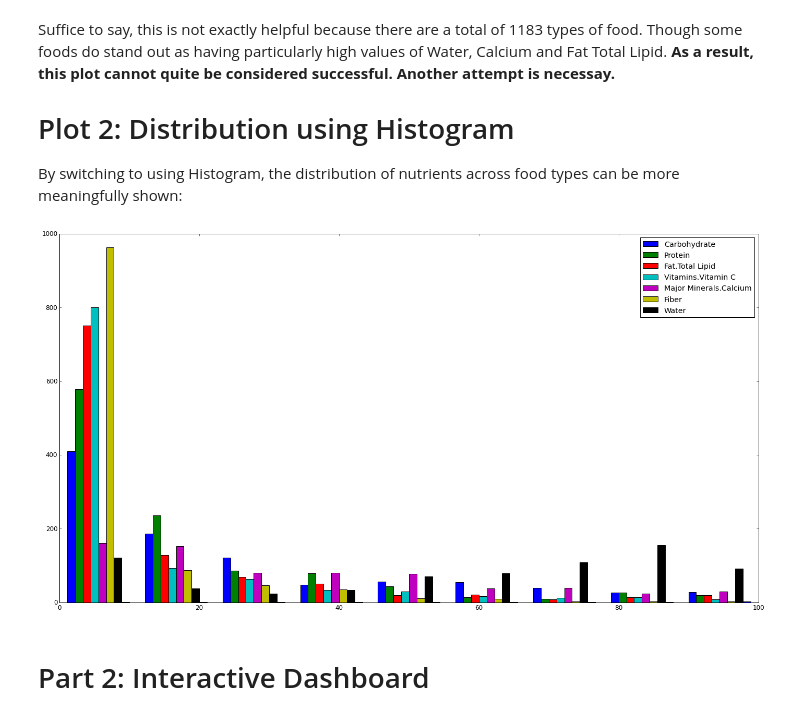
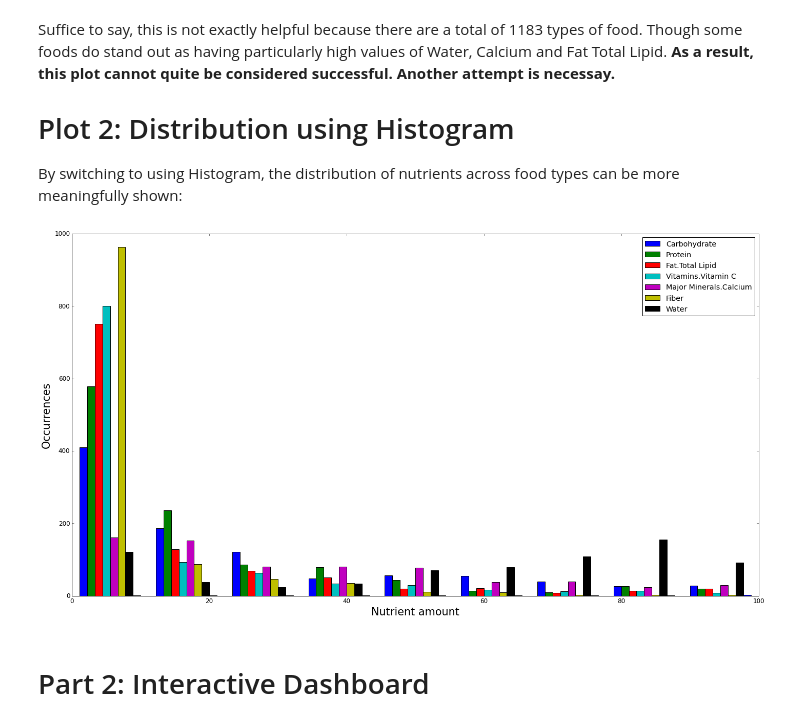
Before and after one commit to velwu/data_viz_USDA_food, a Jupyter notebook: wu-vel-final-report-cumulative.ipynb, the cells around one changed output. Drawn from its saved outputs; the diff is of its cells as text; code cells hidden in the pictures.

Commit message:
Add files via upload
Enhanced Part 1 Plot 1's line chart with random sampling and interactivity. Added labels to histograms all around.

```diff
--- a/wu-vel-final-report-cumulative.ipynb
+++ b/wu-vel-final-report-cumulative.ipynb
@@ -220,28 +247,30 @@ By switching to using Histogram, the distribution of nutrients across food types
 # %%
 plt.figure(figsize=(24,13))
 plt.style.use('classic')
 
 carbon = foodData_by_category['Carbohydrate']
 protein = foodData_by_category['Protein']
 fatTotalLipid = foodData_by_category['Fat.Total Lipid']
 vitaminC = foodData_by_category['Vitamins.Vitamin C']
 mineralCalcium = foodData_by_category['Major Minerals.Calcium']
 fiber = foodData_by_category['Fiber']
 water = foodData_by_category['Water']
 bins = np.linspace(0, 100, 10)
 
 plt.hist([carbon, protein, fatTotalLipid, vitaminC, mineralCalcium, fiber, water, bins], bins,
          label=['Carbohydrate',
                 'Protein',
                 'Fat.Total Lipid',
                 'Vitamins.Vitamin C',
                 'Major Minerals.Calcium',
                 'Fiber',
                 'Water'])
 plt.legend(loc='upper right')
+plt.xlabel("Nutrient amount", fontsize = "xx-large")
+plt.ylabel("Occurrences", fontsize = "xx-large")
 plt.show()
 # %% [output]
-[figure, old version]
+[figure, new version]
 # %% [markdown]
 # Part 2: Interactive Dashboard<a id="pt2"></a>
 # %% [markdown]
```
Also changed, not shown: parts of 10 cells of this notebook.
